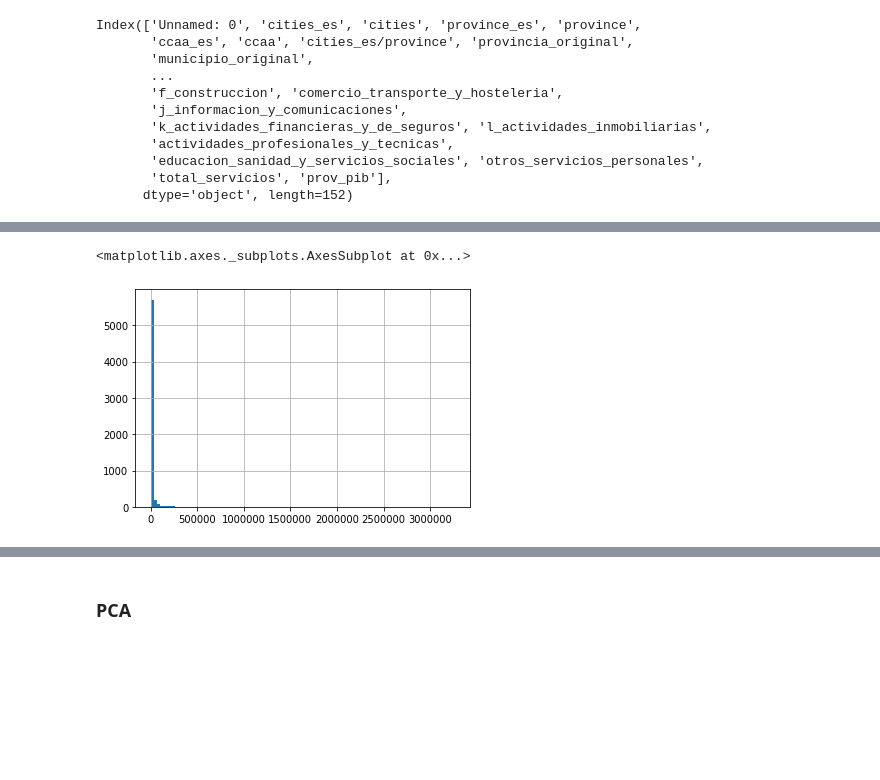
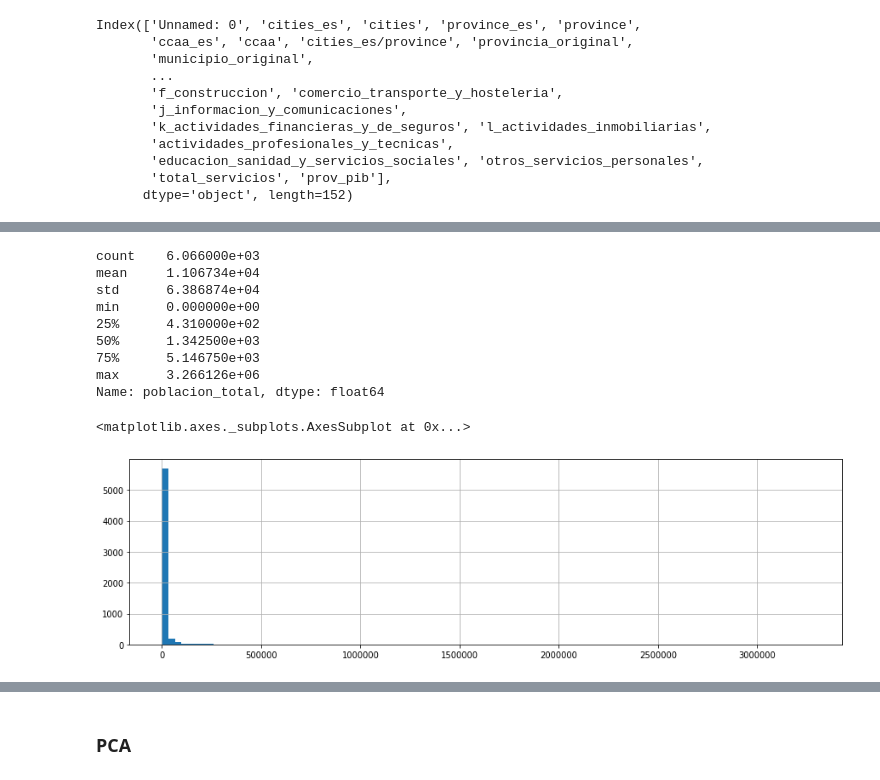
Before and after one commit to patcalsi/Exodus_urbano, a Jupyter notebook: data/kmeans.ipynb, the cells around one changed output, grey strips where cells are left out. Saved outputs shown, nothing was run; the diff lists cells and outputs as text; code cells hidden in the pictures; blank space fills up the shorter version.

```diff
--- a/data/kmeans.ipynb
+++ b/data/kmeans.ipynb
@@ -33,5 +33,5 @@ Index(['Unnamed: 0', 'cities_es', 'cities', 'province_es', 'province',
        'total_servicios', 'prov_pib'],
       dtype='object', length=152)
 # %%
-maestro_coord = maestro_coord[['cities_es/province', 'latitud', 'longitud', 'provincia_original',
+#maestro_coord = maestro_coord[['cities_es/province', 'latitud', 'longitud', 'provincia_original',
        'municipio_original']]
@@ -38,7 +40,2 @@ maestro_coord = maestro_coord[['cities_es/province', 'latitud', 'longitud', 'pro
 # %%
 maestro_coord['poblacion_total'] = maestro_coord['hombres_total'] + maestro_coord['mujeres_total']
-# %%
-maestro_coord['poblacion_total'].hist(bins=100)
-# %% [output]
-<matplotlib.axes._subplots.AxesSubplot at 0x...>
-[figure, removed]
@@ -46,0 +42,21 @@ muni_menor_250 = maestro_coord[maestro_coord['poblacion_total']<250000]
+# %%
+print(maestro_coord['poblacion_total'].describe())
+#maestro_coord['poblacion_total_1'] = maestro_coord['poblacion_total']+1
+#maestro_coord['poblacion_total_log'] = np.log(maestro_coord['poblacion_total_1'])
+plt.figure(figsize=(15,4))
+maestro_coord['poblacion_total'].hist(bins=100)
+
+
+#ax = sns.distplot(maestro_coord['poblacion_total'])
+# %% [output]
+count    6.066000e+03
+mean     1.106734e+04
+std      6.386874e+04
+min      0.000000e+00
+25%      4.310000e+02
+50%      1.342500e+03
+75%      5.146750e+03
+max      3.266126e+06
+Name: poblacion_total, dtype: float64
+<matplotlib.axes._subplots.AxesSubplot at 0x...>
+[figure, added]
```
Also changed, not shown: parts of 15 cells of this notebook.
